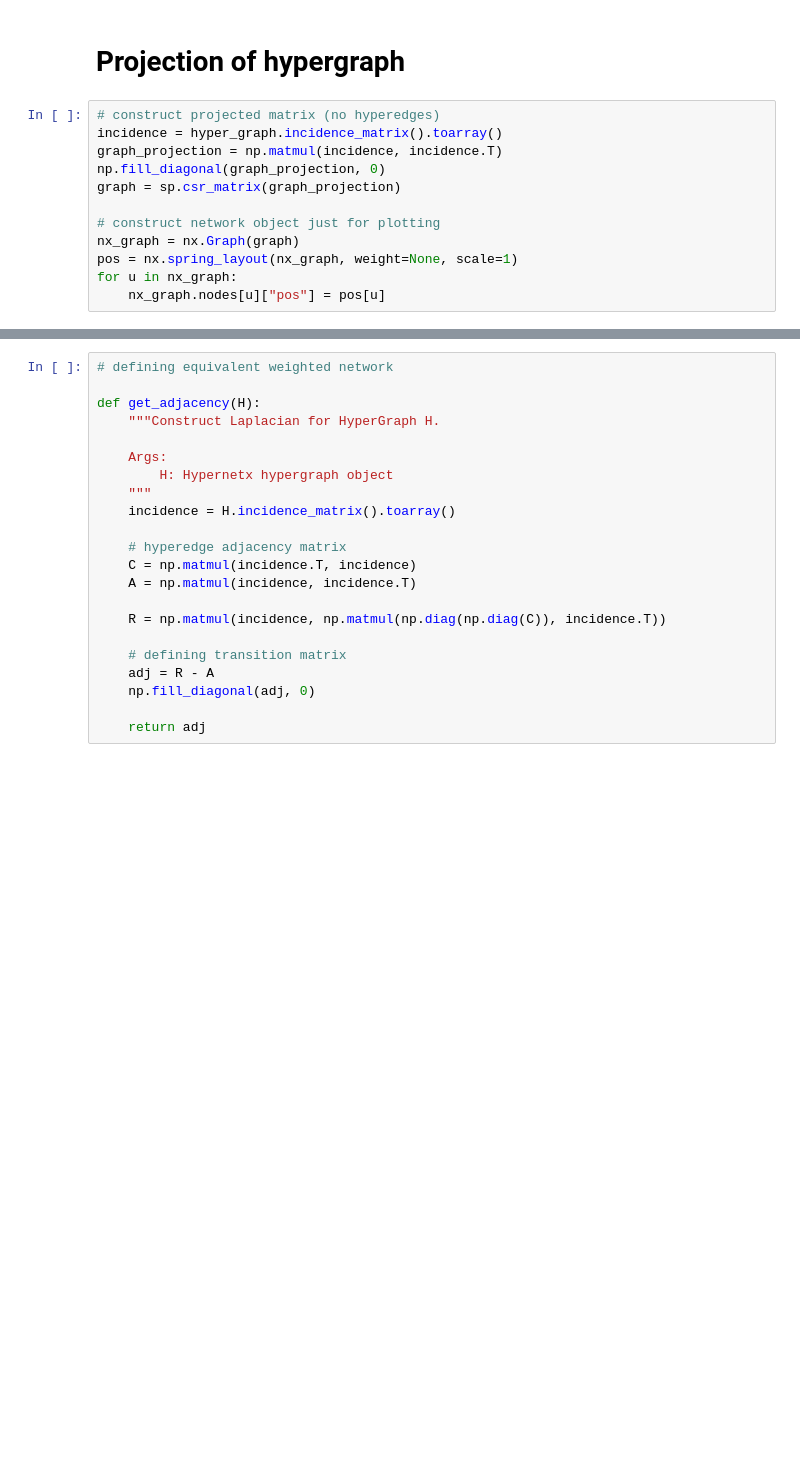
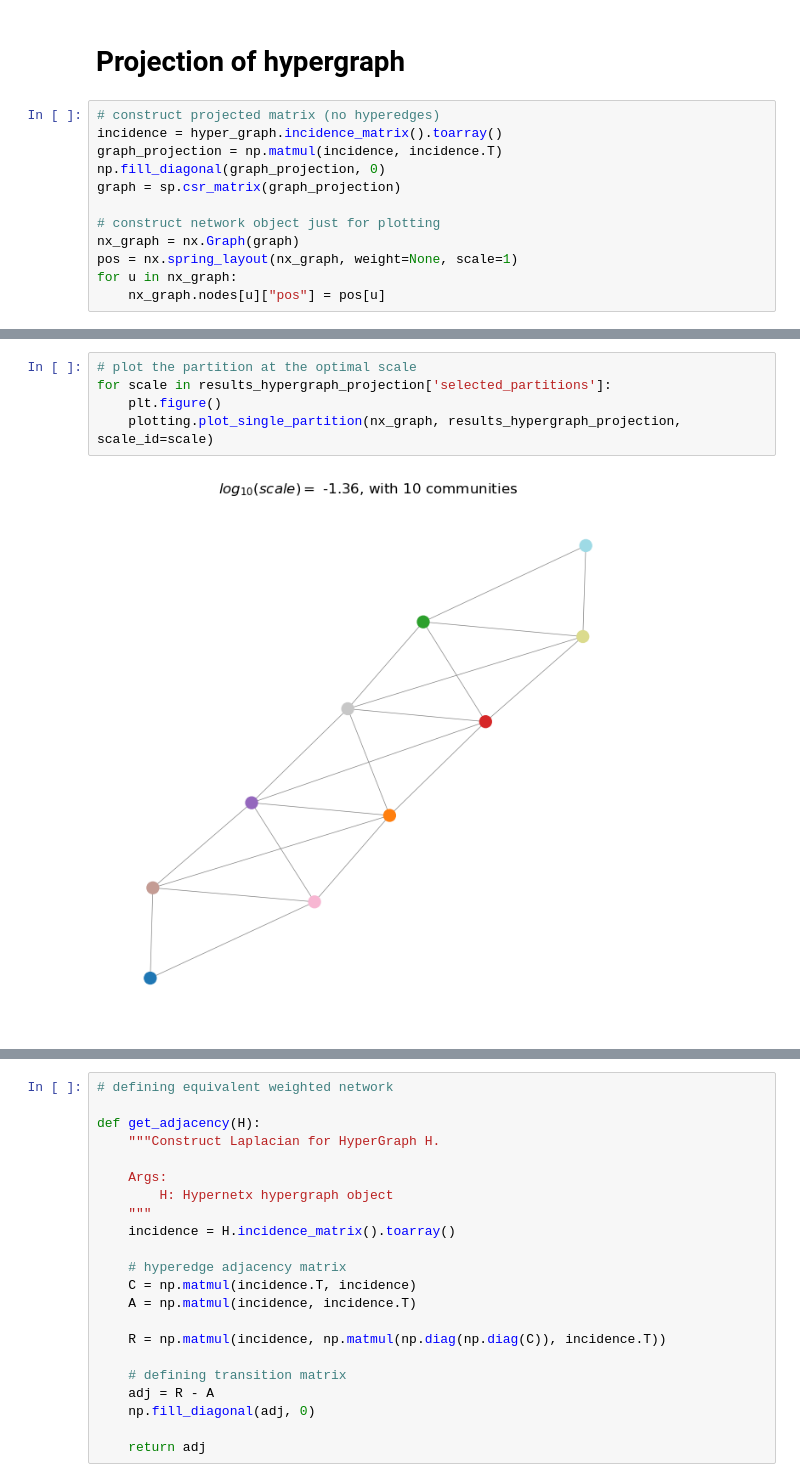
Before and after one commit to barahona-research-group/PyGenStability, a Jupyter notebook: examples/Example_5_hypergraph.ipynb, the cells around one changed output, grey strips where cells are left out. Drawn from its saved outputs; the diff is of its cells as text; blank space fills up the shorter version.

```diff
--- a/examples/Example_5_hypergraph.ipynb
+++ b/examples/Example_5_hypergraph.ipynb
@@ -76,0 +70,7 @@ _ = plotting.plot_scan(results_hypergraph_projection)
+# %%
+# plot the partition at the optimal scale
+for scale in results_hypergraph_projection['selected_partitions']:
+    plt.figure()
+    plotting.plot_single_partition(nx_graph, results_hypergraph_projection, scale_id=scale)
+# %% [output]
+[figure, added]
```
Also changed, not shown: parts of 12 cells of this notebook.
